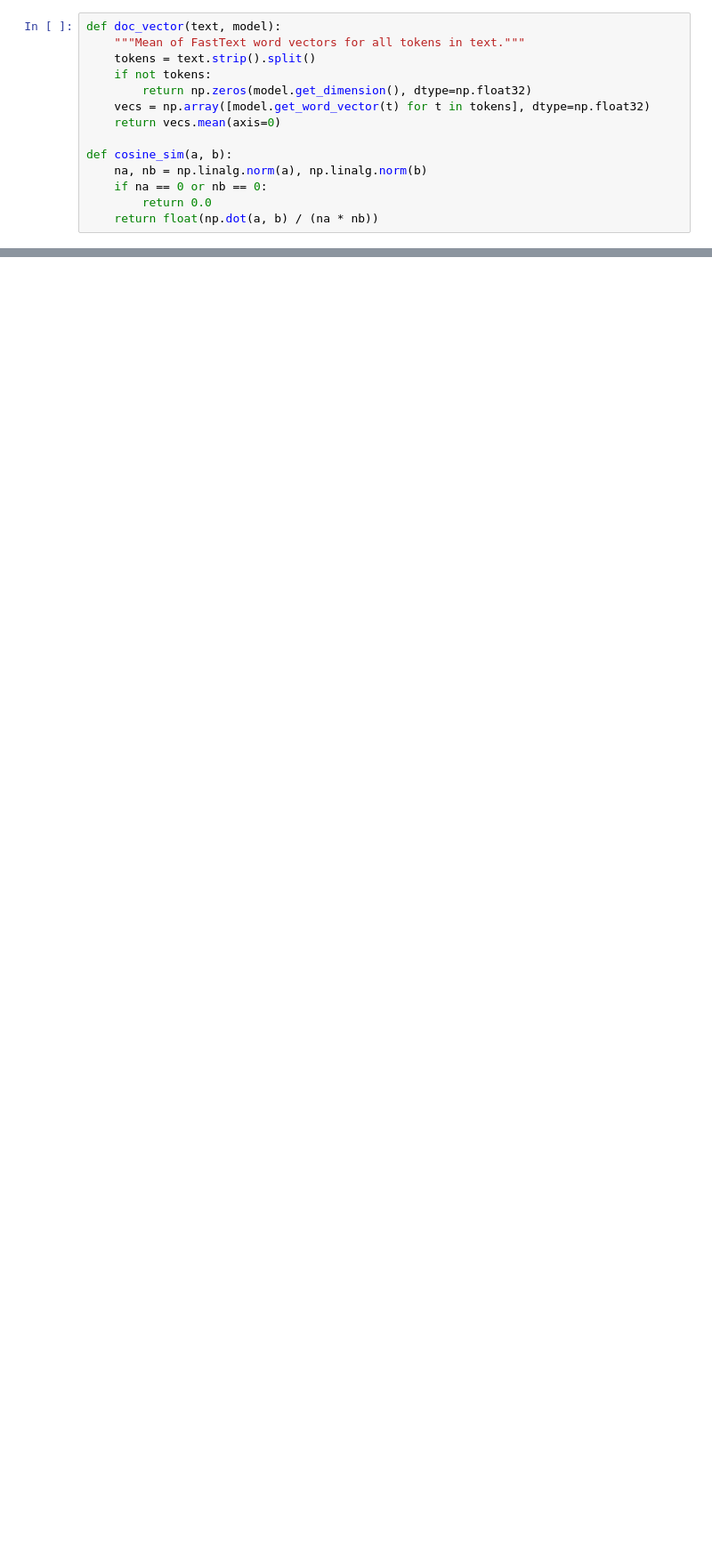
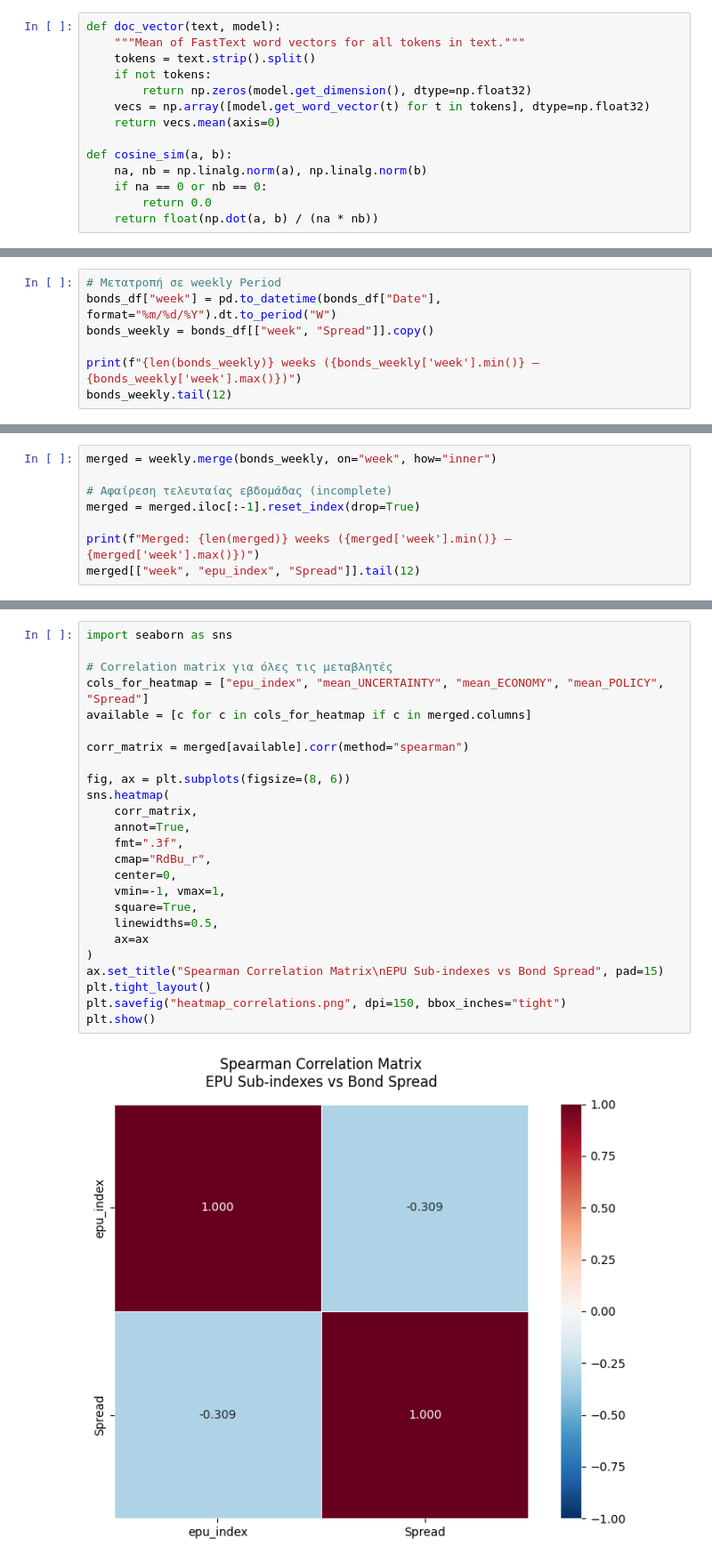
Before and after one commit to Swkratis210204/TextDataInEconomics, a Jupyter notebook: phase1/phase1.ipynb, the cells around one changed output, grey strips where cells are left out. Shown at 89% size. Cells and saved outputs as stored; diff of their text form; blank space fills up the shorter version.

```diff
--- a/phase1/phase1.ipynb
+++ b/phase1/phase1.ipynb
@@ -502,0 +756,7 @@ df_epu[[f"sim_{cat}" for cat in cats] + ["sim_EPU"]].describe().round(4)
+# %%
+# Μετατροπή σε weekly Period
+bonds_df["week"] = pd.to_datetime(bonds_df["Date"], format="%m/%d/%Y").dt.to_period("W")
+bonds_weekly = bonds_df[["week", "Spread"]].copy()
+
+print(f"{len(bonds_weekly)} weeks ({bonds_weekly['week'].min()} – {bonds_weekly['week'].max()})")
+bonds_weekly.tail(12)
@@ -502,0 +796,8 @@ df_epu[[f"sim_{cat}" for cat in cats] + ["sim_EPU"]].describe().round(4)
+# %%
+merged = weekly.merge(bonds_weekly, on="week", how="inner")
+
+# Αφαίρεση τελευταίας εβδομάδας (incomplete)
+merged = merged.iloc[:-1].reset_index(drop=True)
+
+print(f"Merged: {len(merged)} weeks ({merged['week'].min()} – {merged['week'].max()})")
+merged[["week", "epu_index", "Spread"]].tail(12)
@@ -502,0 +1355,27 @@ df_epu[[f"sim_{cat}" for cat in cats] + ["sim_EPU"]].describe().round(4)
+# %%
+import seaborn as sns
+
+# Correlation matrix για όλες τις μεταβλητές
+cols_for_heatmap = ["epu_index", "mean_UNCERTAINTY", "mean_ECONOMY", "mean_POLICY", "Spread"]
+available = [c for c in cols_for_heatmap if c in merged.columns]
+
+corr_matrix = merged[available].corr(method="spearman")
+
+fig, ax = plt.subplots(figsize=(8, 6))
+sns.heatmap(
+    corr_matrix,
+    annot=True,
+    fmt=".3f",
+    cmap="RdBu_r",
+    center=0,
+    vmin=-1, vmax=1,
+    square=True,
+    linewidths=0.5,
+    ax=ax
+)
+ax.set_title("Spearman Correlation Matrix\nEPU Sub-indexes vs Bond Spread", pad=15)
+plt.tight_layout()
+plt.savefig("heatmap_correlations.png", dpi=150, bbox_inches="tight")
+plt.show()
+# %% [output]
+[figure, added]
```
Also changed, not shown: parts of 79 cells of this notebook, 6 other files.
